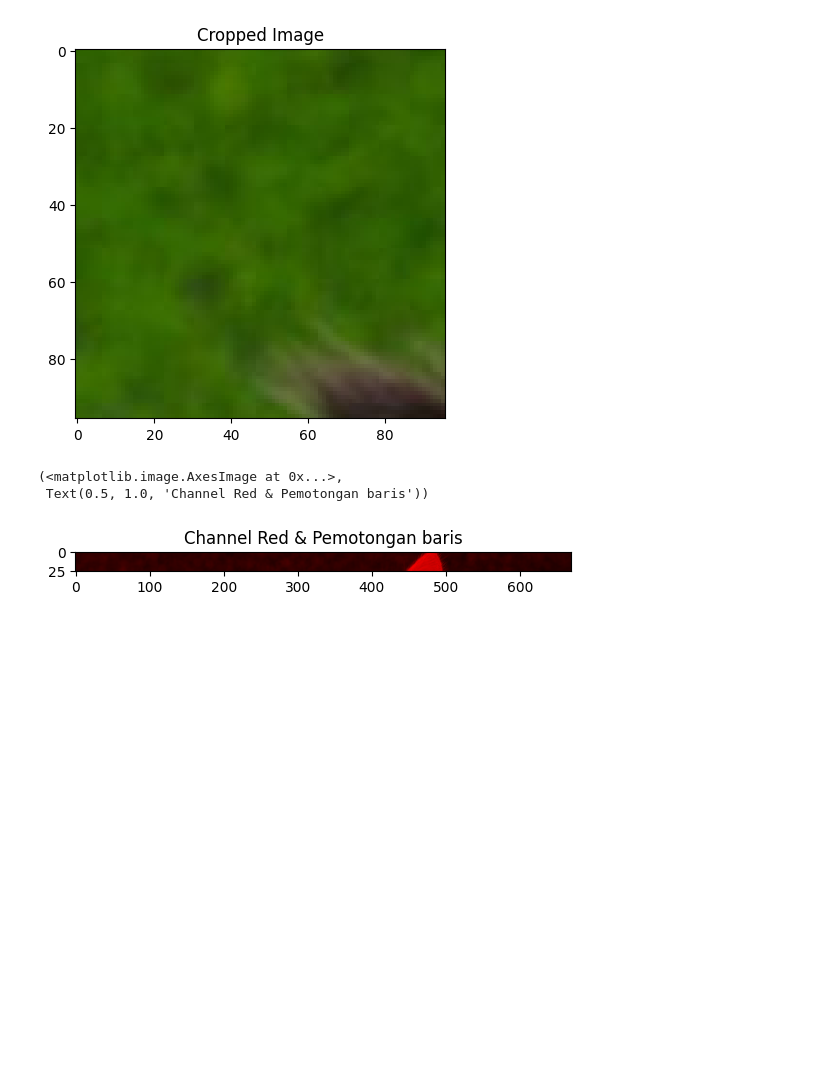
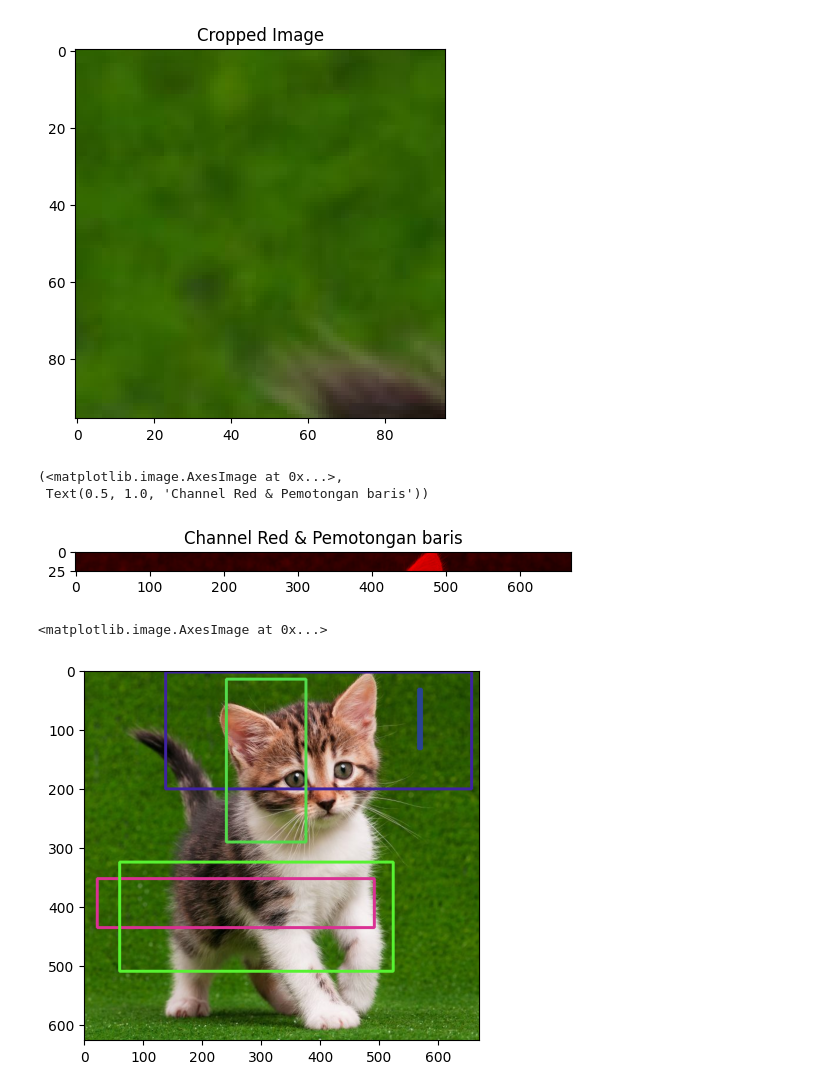
Before and after one commit to Gin-Arata/PCVK_13_Gaco-Razan-Kamil, a Jupyter notebook: Week2_PCVK.ipynb, the cells around one changed output. Cells and saved outputs as stored; diff of their text form; code cells hidden in the pictures; blank space fills up the shorter version.

```diff
--- a/Week2_PCVK.ipynb
+++ b/Week2_PCVK.ipynb
@@ -260,3 +261,30 @@ plt.imshow(cv.cvtColor(r_img, cv.COLOR_BGR2RGB)), plt.title("Channel Red & Pemot
 (<matplotlib.image.AxesImage at 0x...>,
  Text(0.5, 1.0, 'Channel Red & Pemotongan baris'))
 [figure]
+# %%
+# @title 5. Membuat 5 kotak berbagai ukuran dalam 1 image
+
+img_random = cv.imread("/content/drive/MyDrive/PCVK_Minggu2/Minggu 2/kitten01.jpg")
+
+# Mengambil width dan heigth
+width_image = img_random.shape[1]
+height_image = img_random.shape[0]
+
+for i in range(5):
+  # Melakukan randomisasi starting point
+  x1, y1 = random.randint(0, width_image), random.randint(0, height_image)
+
+  # Melakukan randomisasi endpoint
+  x2, y2 = random.randint(0, width_image), random.randint(0, height_image)
+
+  # Melakukan randomisasi color rgb
+  r, g, b = random.randint(0, 255), random.randint(0, 255), random.randint(0, 255)
+
+  cv.rectangle(img_random, pt1=(x1, y1), pt2=(x2, y2), color=(r, g, b), thickness=3)
+
+# Menampilkan gambar yang sudah ditambah 5 kotak
+color_convert_rgb = cv.cvtColor(img_random, cv.COLOR_BGR2RGB)
+plt.imshow(color_convert_rgb)
+# %% [output]
+<matplotlib.image.AxesImage at 0x...>
+[figure, added]
```
Also changed, not shown: parts of 2 cells of this notebook.
